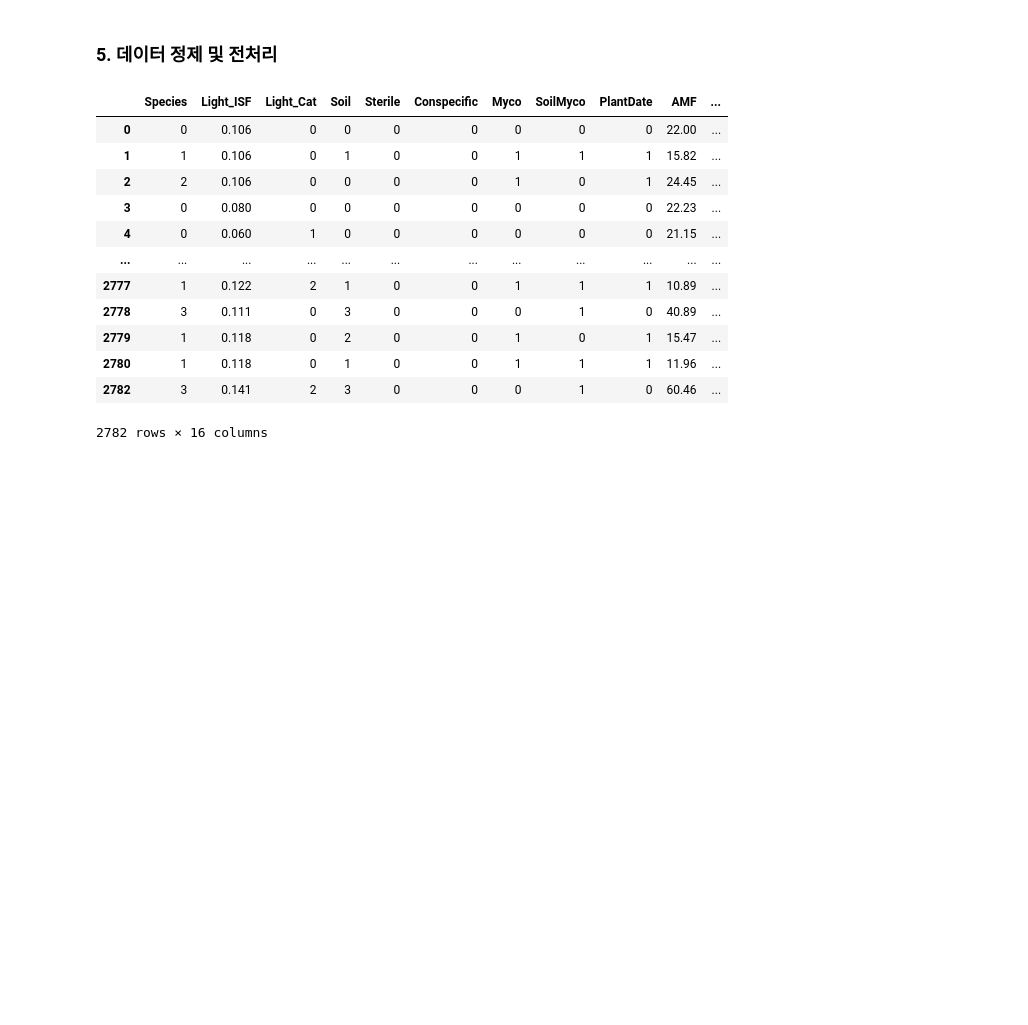
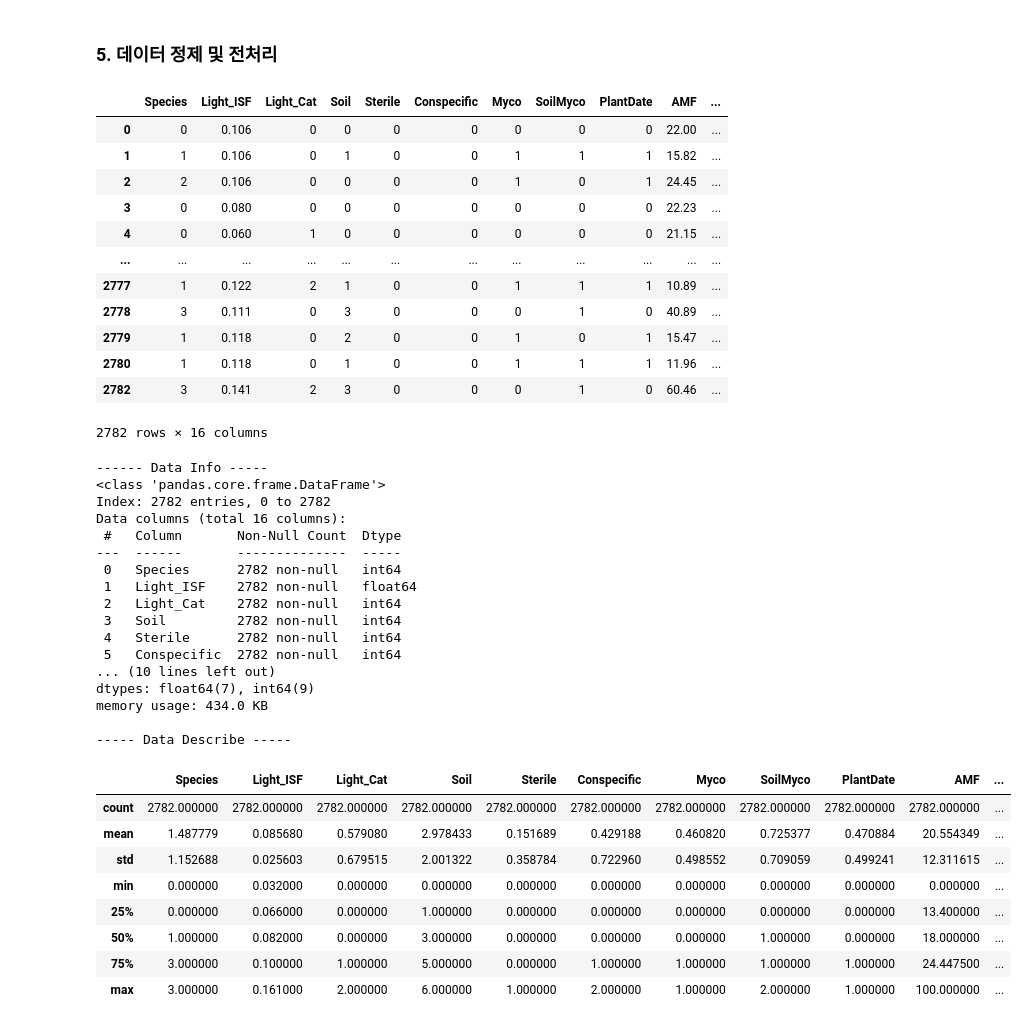
Before and after one commit to SKNetworks-AI19-250818/SKN19-mini-3Team, a Jupyter notebook: main.ipynb, the cells around one changed output. Cells and saved outputs as stored; diff of their text form; code cells hidden in the pictures; blank space fills up the shorter version.

Commit message:
encoding된 함수 info 출력 추가

```diff
--- a/main.ipynb
+++ b/main.ipynb
@@ -271,24 +271,51 @@ dv.show_alive_about_time(df_cleaned)
 # %%
 ### 분석 결과를 바탕으로 드랍할 컬럼 설정
 drop_cols = ['No', 'Plot', 'Adult', 'Subplot', 'Core', 'Census']
 dp.set_drop_cols(drop_cols)
 
 ### 전처리 과정 실행
 # (데이터 드랍 -> 이상치 처리 -> 결측치 처리 -> 날짜값 통일 -> 라벨 데이터 통합 -> 인코딩)
 
 encode = dp.run(encoding='label', return_anomaly=False) # return anomaly : 이상치로 판단된 특성들을 확인할 것인지
 display(encode)
+dc.print_info(encode)
 # %% [output]
 |  | Species | Light_ISF | Light_Cat | Soil | Sterile | Conspecific | Myco | SoilMyco | PlantDate | AMF | ... |
 | 0 | 0 | 0.106 | 0 | 0 | 0 | 0 | 0 | 0 | 0 | 22.00 | ... |
 | 1 | 1 | 0.106 | 0 | 1 | 0 | 0 | 1 | 1 | 1 | 15.82 | ... |
 | 2 | 2 | 0.106 | 0 | 0 | 0 | 0 | 1 | 0 | 1 | 24.45 | ... |
 | 3 | 0 | 0.080 | 0 | 0 | 0 | 0 | 0 | 0 | 0 | 22.23 | ... |
 | 4 | 0 | 0.060 | 1 | 0 | 0 | 0 | 0 | 0 | 0 | 21.15 | ... |
 | ... | ... | ... | ... | ... | ... | ... | ... | ... | ... | ... | ... |
 | 2777 | 1 | 0.122 | 2 | 1 | 0 | 0 | 1 | 1 | 1 | 10.89 | ... |
 | 2778 | 3 | 0.111 | 0 | 3 | 0 | 0 | 0 | 1 | 0 | 40.89 | ... |
 | 2779 | 1 | 0.118 | 0 | 2 | 0 | 0 | 1 | 0 | 1 | 15.47 | ... |
 | 2780 | 1 | 0.118 | 0 | 1 | 0 | 0 | 1 | 1 | 1 | 11.96 | ... |
 | 2782 | 3 | 0.141 | 2 | 3 | 0 | 0 | 0 | 1 | 0 | 60.46 | ... |
 2782 rows × 16 columns
+------ Data Info -----
+<class 'pandas.core.frame.DataFrame'>
+Index: 2782 entries, 0 to 2782
+Data columns (total 16 columns):
+ #   Column       Non-Null Count  Dtype
+---  ------       --------------  -----
+ 0   Species      2782 non-null   int64
+ 1   Light_ISF    2782 non-null   float64
+ 2   Light_Cat    2782 non-null   int64
+ 3   Soil         2782 non-null   int64
+ 4   Sterile      2782 non-null   int64
+ 5   Conspecific  2782 non-null   int64
+... (10 lines left out)
+dtypes: float64(7), int64(9)
+memory usage: 434.0 KB
+
+----- Data Describe -----
+|  | Species | Light_ISF | Light_Cat | Soil | Sterile | Conspecific | Myco | SoilMyco | PlantDate | AMF | ... |
+| count | 2782.000000 | 2782.000000 | 2782.000000 | 2782.000000 | 2782.000000 | 2782.000000 | 2782.000000 | 2782.000000 | 2782.000000 | 2782.000000 | ... |
+| mean | 1.487779 | 0.085680 | 0.579080 | 2.978433 | 0.151689 | 0.429188 | 0.460820 | 0.725377 | 0.470884 | 20.554349 | ... |
+| std | 1.152688 | 0.025603 | 0.679515 | 2.001322 | 0.358784 | 0.722960 | 0.498552 | 0.709059 | 0.499241 | 12.311615 | ... |
+| min | 0.000000 | 0.032000 | 0.000000 | 0.000000 | 0.000000 | 0.000000 | 0.000000 | 0.000000 | 0.000000 | 0.000000 | ... |
+| 25% | 0.000000 | 0.066000 | 0.000000 | 1.000000 | 0.000000 | 0.000000 | 0.000000 | 0.000000 | 0.000000 | 13.400000 | ... |
+| 50% | 1.000000 | 0.082000 | 0.000000 | 3.000000 | 0.000000 | 0.000000 | 0.000000 | 1.000000 | 0.000000 | 18.000000 | ... |
+| 75% | 3.000000 | 0.100000 | 1.000000 | 5.000000 | 0.000000 | 1.000000 | 1.000000 | 1.000000 | 1.000000 | 24.447500 | ... |
+| max | 3.000000 | 0.161000 | 2.000000 | 6.000000 | 1.000000 | 2.000000 | 1.000000 | 2.000000 | 1.000000 | 100.000000 | ... |
```
Also changed, not shown: parts of 8 cells of this notebook.
